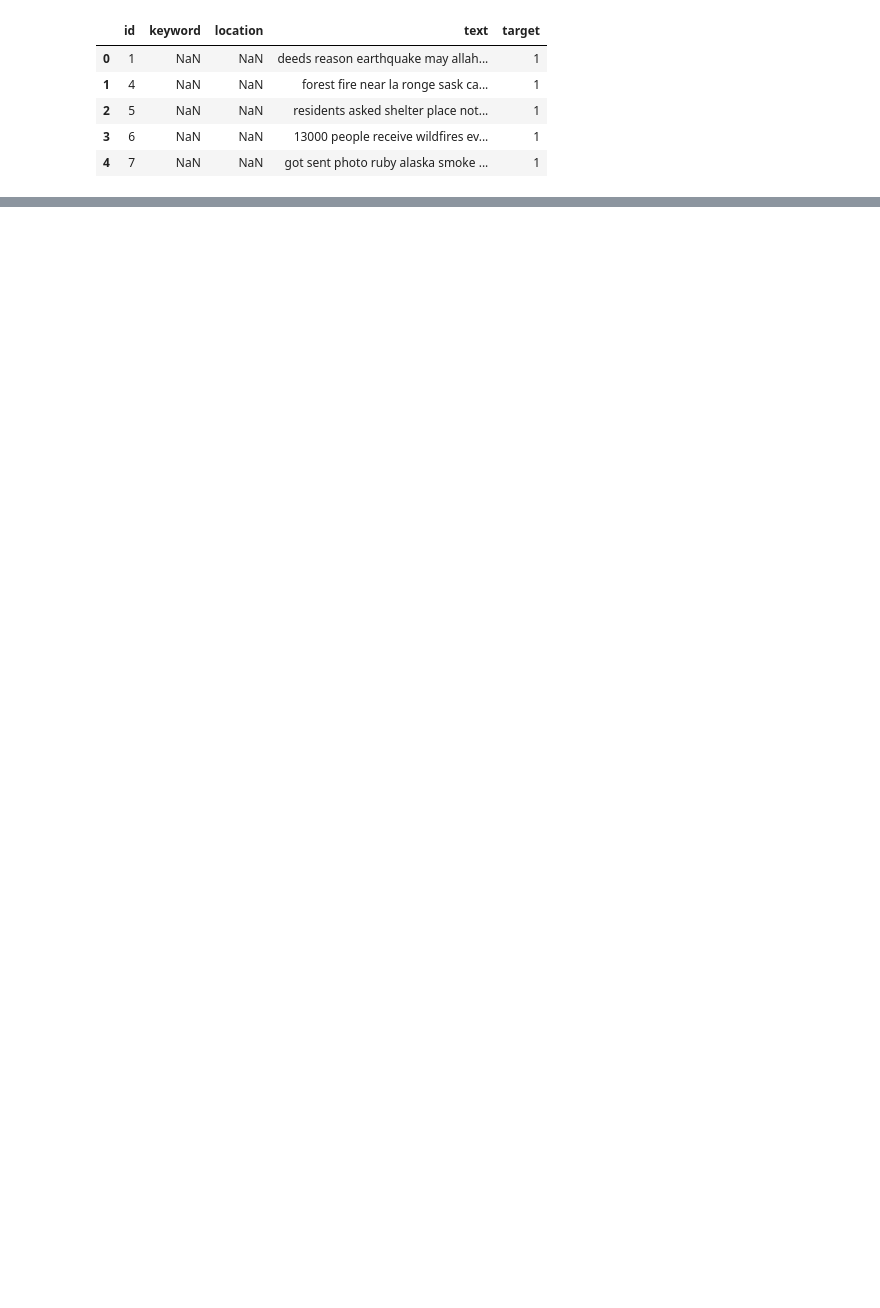
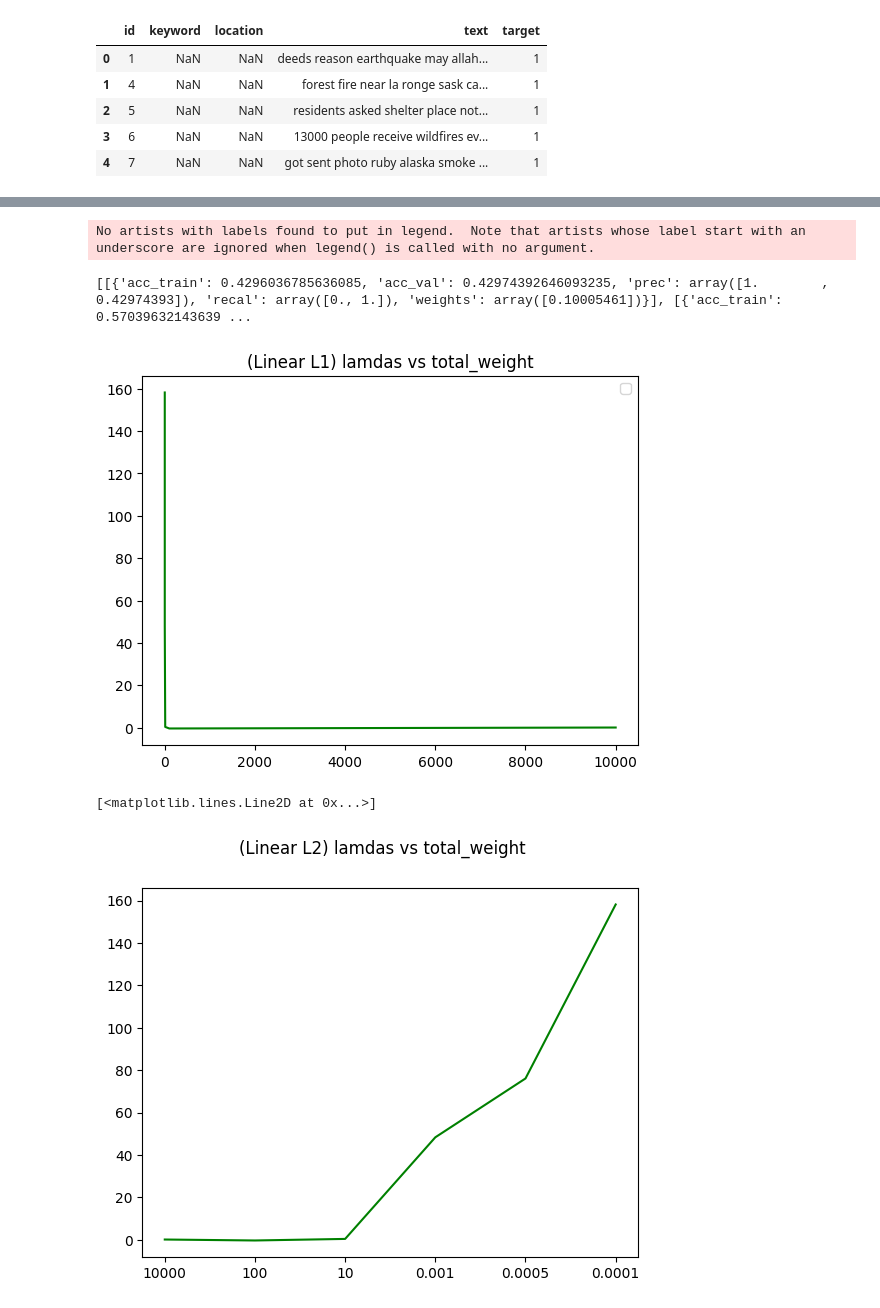
Before and after one commit to NilayD-lab/MLProject, a Jupyter notebook: svm.ipynb, the cells around one changed output, grey strips where cells are left out. Cells and saved outputs as stored; diff of their text form; code cells hidden in the pictures; blank space fills up the shorter version.

```diff
--- a/svm.ipynb
+++ b/svm.ipynb
@@ -180,24 +182,13 @@ print(np.max(locations_vector))
 # %%
 # combine all features and split into training and validation sets
 
-X = np.hstack((keywords_vector, locations_vector, X))
+X = np.hstack((keywords_hot_cold, location_hot_cold, X))
 y =  df["target"]
 
 
 X_train, X_val,  y_train, y_val = train_test_split(X, df["target"], test_size=.4)
 y_train = y_train.to_numpy()
 y_val = y_val.to_numpy()
-
-
-
-clf = SVC(gamma=.1)
-clf.fit(X_train, y_train)
-y_pred = clf.predict(X_val)
-acc = clf.predict(y_val, y_pred)
-print(acc)
-# X_train = scalar.fit_transform(X_train)
-# X_val = scalar.fit_transform(X_val)
-
-
-
-print(X_train.shape, y_train.shape, X_val.shape, y_val.shape)
+# %%
+lmdas =  [10000, 100, 10, .001, .0005, .0001]
+penalty = ['l1', 'l2']
@@ -203,0 +227,58 @@ print(X_train.shape, y_train.shape, X_val.shape, y_val.shape)
+# %%
+acc_train = []
+acc_val = []
+weights = []
+recall = []
+prec = []
+specific_result = results
+print(specific_result)
+for i in range(len(results)):
+    acc_train.append(specific_result[i][0]["acc_train"])
+    acc_val.append(specific_result[i][0]["acc_val"])
+    weights.append(specific_result[i][0]["weights"])
+    recall.append(specific_result[i][0]["recal"][0])
+    prec.append(specific_result[i][0]["prec"][0])
+# plt.title("(Linear L1) lamdas vs acc_train, acc_val")
+
+# plt.plot(lmdas, acc_train, color='red', label = "acc_train")
+# plt.plot(lmdas, acc_val, color='blue', label = "acc_val")
+# plt.legend()
+# plt.show()
+subsets=[str(x) for x in lmdas]
+
+# fig = plt.figure()
+# fig.suptitle("(Linear L1) lamdas vs acc_train, acc_val")
+# ax = fig.add_subplot(111)
+# ax.plot(subsets, acc_train, color='red', label = "acc_train")
+# ax.plot(subsets, acc_val, color='blue', label = "acc_val")
+
+
+# plt.show()
+plt.title("(Linear L1) lamdas vs total_weight")
+plt.plot(lmdas, weights, color='green')
+plt.legend()
+plt.show()
+
+fig = plt.figure()
+fig.suptitle("(Linear L2) lamdas vs total_weight")
+ax = fig.add_subplot(111)
+ax.plot(subsets, weights, color='green')
+
+# plt.title("(Linear L1) lamdas vs recall, precision")
+# plt.plot(lmdas, recall, color='purple',label="recall")
+# plt.plot(lmdas, prec, color='yellow', label="precision")
+# plt.legend()
+# plt.show()
+
+fig = plt.figure()
+fig.suptitle("(Linear L1) lamdas vs recall, precision")
+ax = fig.add_subplot(111)
+ax.plot(subsets, recall, color='purple',label="recall")
+ax.plot(subsets, prec, color='yellow', label="precision")
+plt.legend()
+# %% [output]
+No artists with labels found to put in legend.  Note that artists whose label start with an underscore are ignored when legend() is called with no argument.
+[[{'acc_train': 0.4296036785636085, 'acc_val': 0.42974392646093235, 'prec': array([1.        , 0.42974393]), 'recal': array([0., 1.]), 'weights': array([0.10005461])}], [{'acc_train': 0.57039632143639 ...
+[figure, added]
+[<matplotlib.lines.Line2D at 0x...>]
+[figure, added]
```
Also changed, not shown: parts of 5 cells of this notebook, 3 other files.
